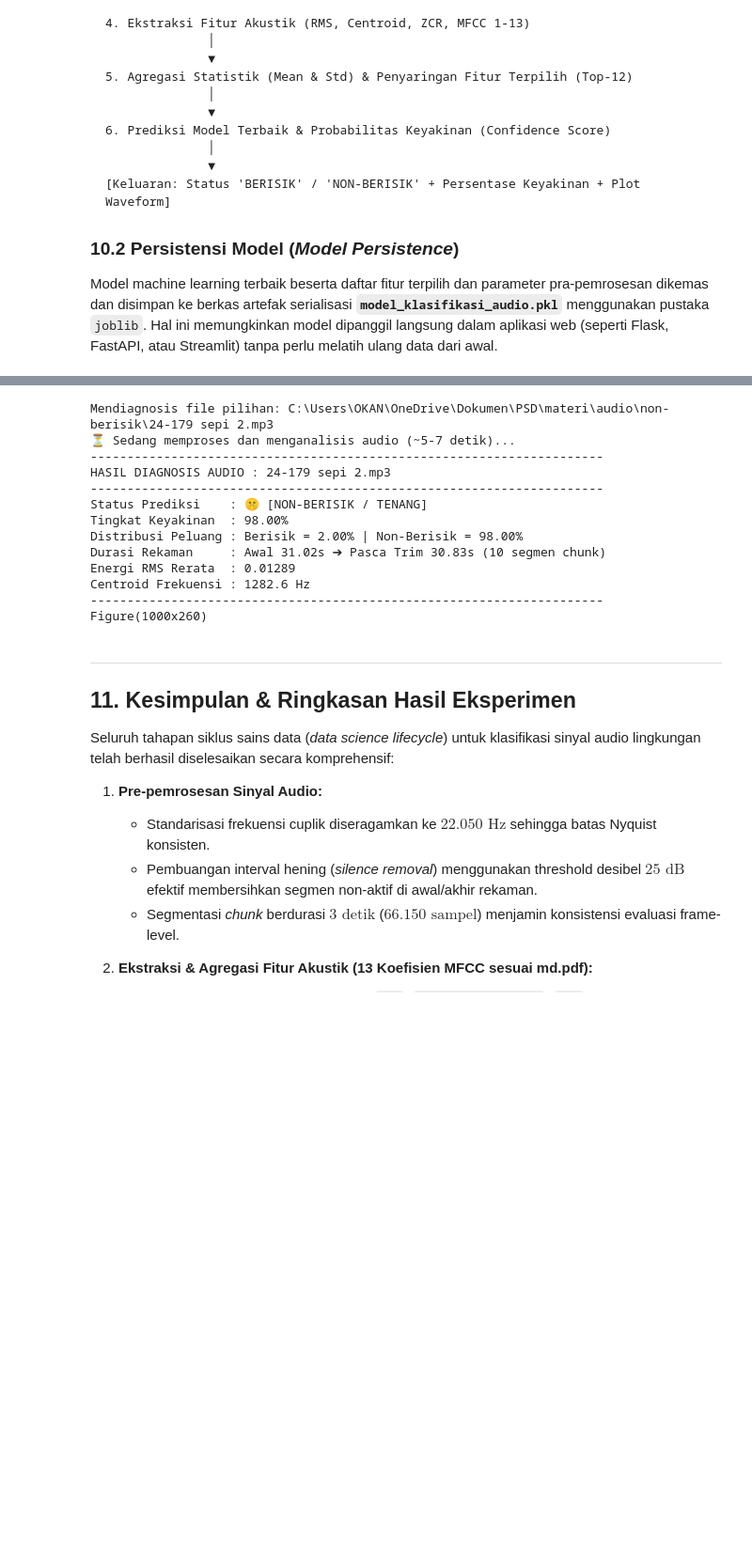
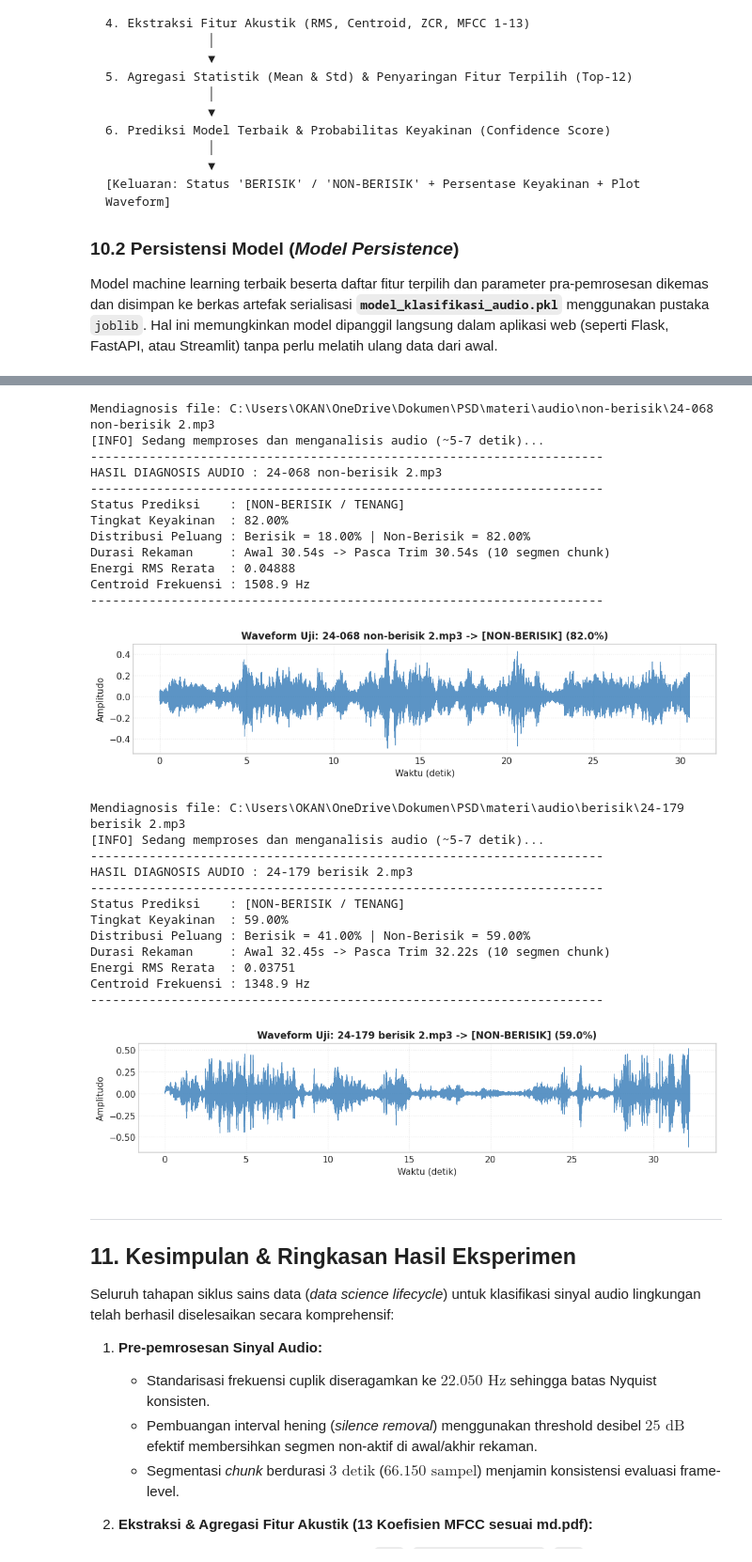
Before and after one commit to Okansyailendra/PSD, a Jupyter notebook: _sources/audio/audio.ipynb, the cells around one changed output, grey strips where cells are left out. Shown at 94% size. Drawn from its saved outputs; the diff is of its cells as text; code cells hidden in the pictures; blank space fills up the shorter version.

```diff
--- a/_sources/audio/audio.ipynb
+++ b/_sources/audio/audio.ipynb
@@ -114,7 +114,7 @@ Kita memeriksa:
 # %%
 def scan_audio_files(directory):
     """Memindai dan mengembalikan daftar file audio valid dari direktori."""
-    valid_exts = ('.mp3', '.wav', '.ogg', '.flac', '.m4a')
+    valid_exts = ('.mp3')
     files = [
         os.path.join(directory, f)
         for f in sorted(os.listdir(directory))
@@ -659,7 +667,7 @@ for k in k_values:
     cv_scores_per_k.append(scores.mean())
 
 # Tetapkan Jumlah Fitur Optimal (Optimal k = 10)
-OPTIMAL_K = 10
+OPTIMAL_K = 14
 SELECTED_FEATURES = df_feature_ranking['Fitur'].head(OPTIMAL_K).tolist()
 
 print("\n" + "=" * 85)
@@ -1220,44 +1268,57 @@ import matplotlib.pyplot as plt
 
 # Pastikan backend grafik inline dan tidak memblokir antarmuka notebook
 try:
     import matplotlib_inline.backend_inline
     import matplotlib
     matplotlib.use('module://matplotlib_inline.backend_inline')
 except Exception:
     pass
 
 # Pastikan path direktori audio terdefinisi mandiri (bisa langsung dijalankan)
 BASE_DIR = globals().get('CURRENT_DIR', os.getcwd())
 if not os.path.exists(os.path.join(BASE_DIR, 'berisik')):
     if os.path.exists(os.path.join(BASE_DIR, 'materi', 'audio')):
         BASE_DIR = os.path.join(BASE_DIR, 'materi', 'audio')
 
 DIR_BERISIK = os.path.join(BASE_DIR, 'berisik')
 DIR_NON_BERISIK = os.path.join(BASE_DIR, 'non-berisik')
 
 # Daftar file audio yang ingin diuji sekaligus:
 daftar_file = [
-    os.path.join(DIR_NON_BERISIK, '24-179 sepi 2.mp3'),
+    os.path.join(DIR_NON_BERISIK, '24-068 non-berisik 2.mp3'),
     os.path.join(DIR_BERISIK, '24-179 berisik 2.mp3')
 ]
 
 for file_uji in daftar_file:
     print(f'\nMendiagnosis file: {file_uji}')
     hasil_uji = uji_klasifikasi_suara(file_uji, tampilkan_plot=True)
 # %% [output]
-Mendiagnosis file pilihan: C:\Users\OKAN\OneDrive\Dokumen\PSD\materi\audio\non-berisik\24-179 sepi 2.mp3
-⏳ Sedang memproses dan menganalisis audio (~5-7 detik)...
+Mendiagnosis file: C:\Users\OKAN\OneDrive\Dokumen\PSD\materi\audio\non-berisik\24-068 non-berisik 2.mp3
+[INFO] Sedang memproses dan menganalisis audio (~5-7 detik)...
 ----------------------------------------------------------------------
-HASIL DIAGNOSIS AUDIO : 24-179 sepi 2.mp3
+HASIL DIAGNOSIS AUDIO : 24-068 non-berisik 2.mp3
 ----------------------------------------------------------------------
-Status Prediksi    : 🤫 [NON-BERISIK / TENANG]
-Tingkat Keyakinan  : 98.00%
-Distribusi Peluang : Berisik = 2.00% | Non-Berisik = 98.00%
-Durasi Rekaman     : Awal 31.02s ➔ Pasca Trim 30.83s (10 segmen chunk)
-Energi RMS Rerata  : 0.01289
-Centroid Frekuensi : 1282.6 Hz
+Status Prediksi    : [NON-BERISIK / TENANG]
+Tingkat Keyakinan  : 82.00%
+Distribusi Peluang : Berisik = 18.00% | Non-Berisik = 82.00%
+Durasi Rekaman     : Awal 30.54s -> Pasca Trim 30.54s (10 segmen chunk)
+Energi RMS Rerata  : 0.04888
+Centroid Frekuensi : 1508.9 Hz
 ----------------------------------------------------------------------
-Figure(1000x260)
+[figure, added]
+Mendiagnosis file: C:\Users\OKAN\OneDrive\Dokumen\PSD\materi\audio\berisik\24-179 berisik 2.mp3
+[INFO] Sedang memproses dan menganalisis audio (~5-7 detik)...
+----------------------------------------------------------------------
+HASIL DIAGNOSIS AUDIO : 24-179 berisik 2.mp3
+----------------------------------------------------------------------
+Status Prediksi    : [NON-BERISIK / TENANG]
+Tingkat Keyakinan  : 59.00%
+Distribusi Peluang : Berisik = 41.00% | Non-Berisik = 59.00%
+Durasi Rekaman     : Awal 32.45s -> Pasca Trim 32.22s (10 segmen chunk)
+Energi RMS Rerata  : 0.03751
+Centroid Frekuensi : 1348.9 Hz
+----------------------------------------------------------------------
+[figure, added]
 # %% [markdown]
 ---
 ## 11. Kesimpulan & Ringkasan Hasil Eksperimen
```
Also changed, not shown: parts of 12 cells of this notebook, 17 other files.
